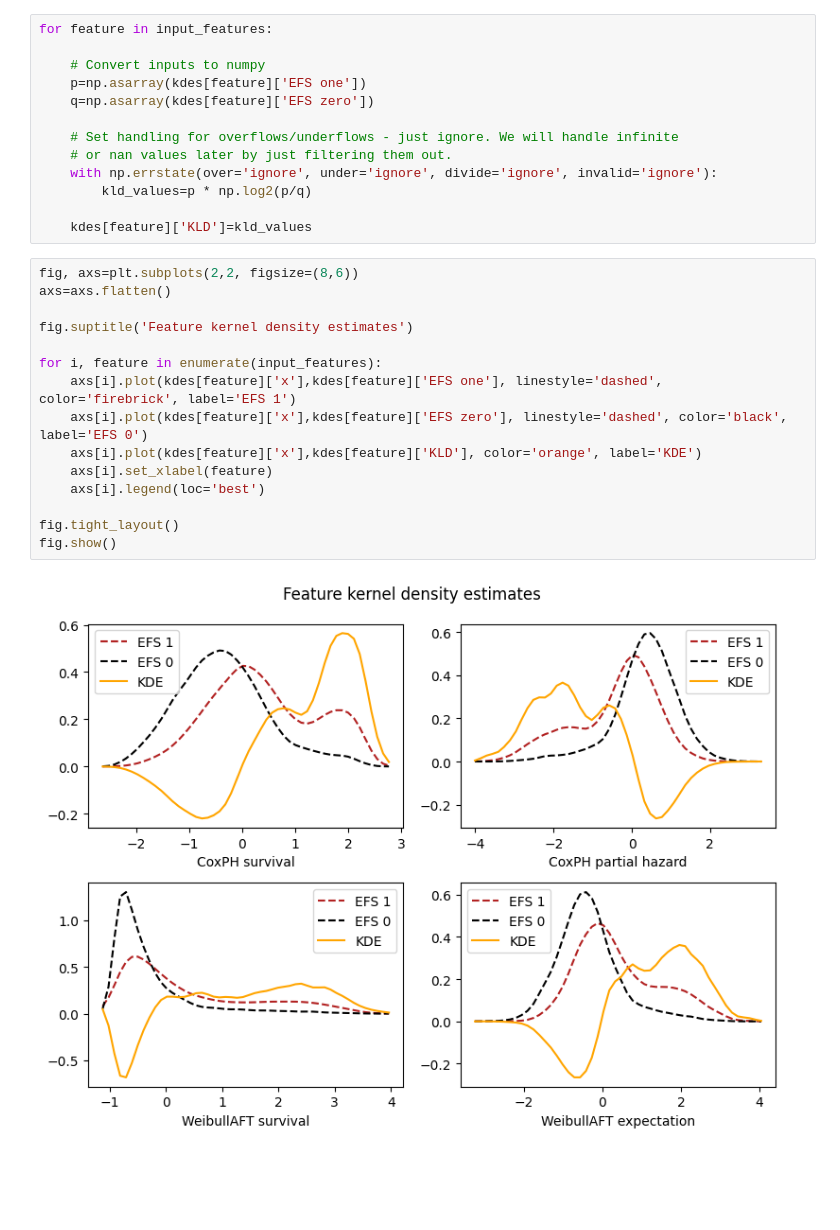
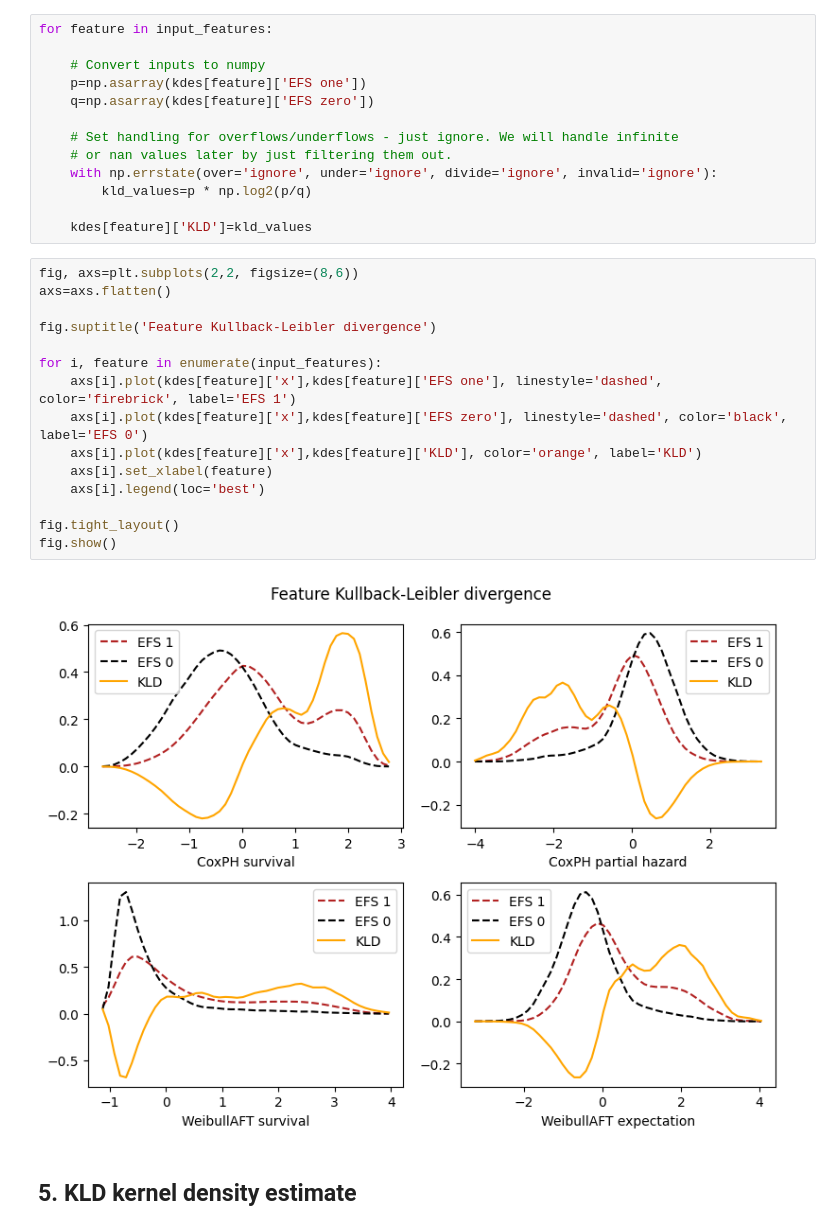
Before and after one commit to gperdrizet/HSCT_survival, a Jupyter notebook: notebooks/02.3-feature_engineering_Kullback-Leibler_divergence.ipynb, the cells around one changed output. Saved outputs shown, nothing was run; the diff lists cells and outputs as text; blank space fills up the shorter version.

Commit message:
Finished Kullback-Leibler divergence features.

```diff
--- a/notebooks/02.3-feature_engineering_Kullback-Leibler_divergence.ipynb
+++ b/notebooks/02.3-feature_engineering_Kullback-Leibler_divergence.ipynb
@@ -186,17 +181,19 @@ for feature in input_features:
 # %%
 fig, axs=plt.subplots(2,2, figsize=(8,6))
 axs=axs.flatten()
 
-fig.suptitle('Feature kernel density estimates')
+fig.suptitle('Feature Kullback-Leibler divergence')
 
 for i, feature in enumerate(input_features):
     axs[i].plot(kdes[feature]['x'],kdes[feature]['EFS one'], linestyle='dashed', color='firebrick', label='EFS 1')
     axs[i].plot(kdes[feature]['x'],kdes[feature]['EFS zero'], linestyle='dashed', color='black', label='EFS 0')
-    axs[i].plot(kdes[feature]['x'],kdes[feature]['KLD'], color='orange', label='KDE')
+    axs[i].plot(kdes[feature]['x'],kdes[feature]['KLD'], color='orange', label='KLD')
     axs[i].set_xlabel(feature)
     axs[i].legend(loc='best')
 
 fig.tight_layout()
 fig.show()
 # %% [output]
-[figure, old version]
+[figure, new version]
+# %% [markdown]
+## 5. KLD kernel density estimate
```
Also changed, not shown: parts of 11 cells of this notebook.
